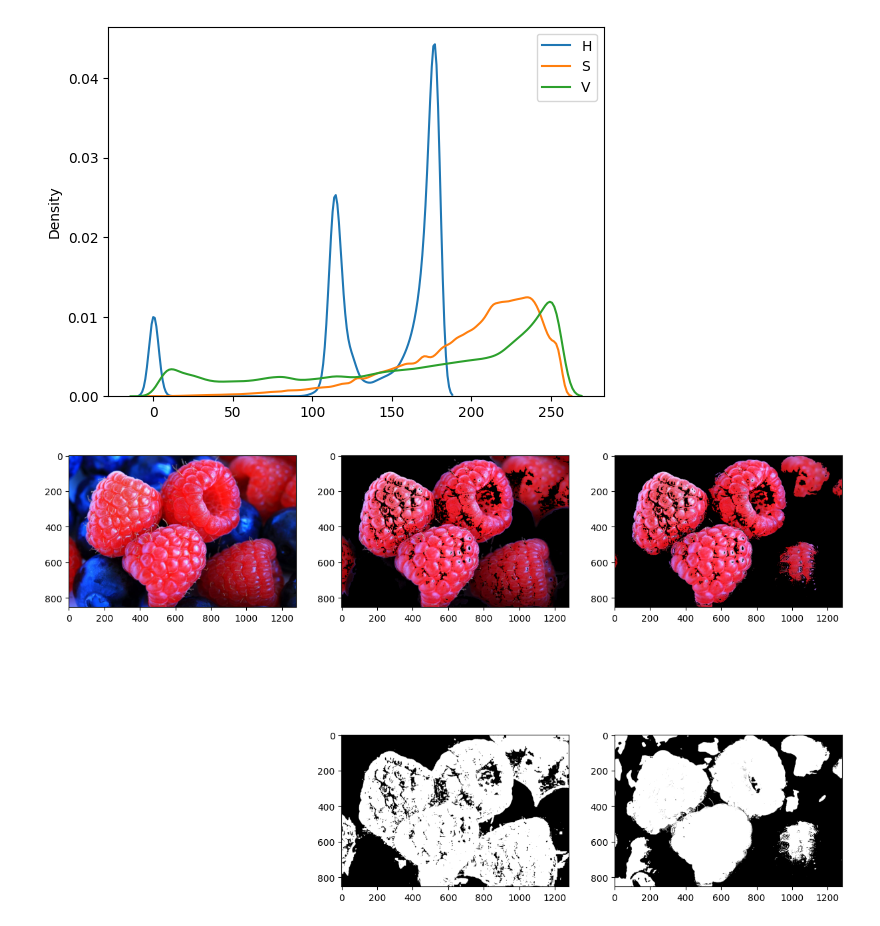
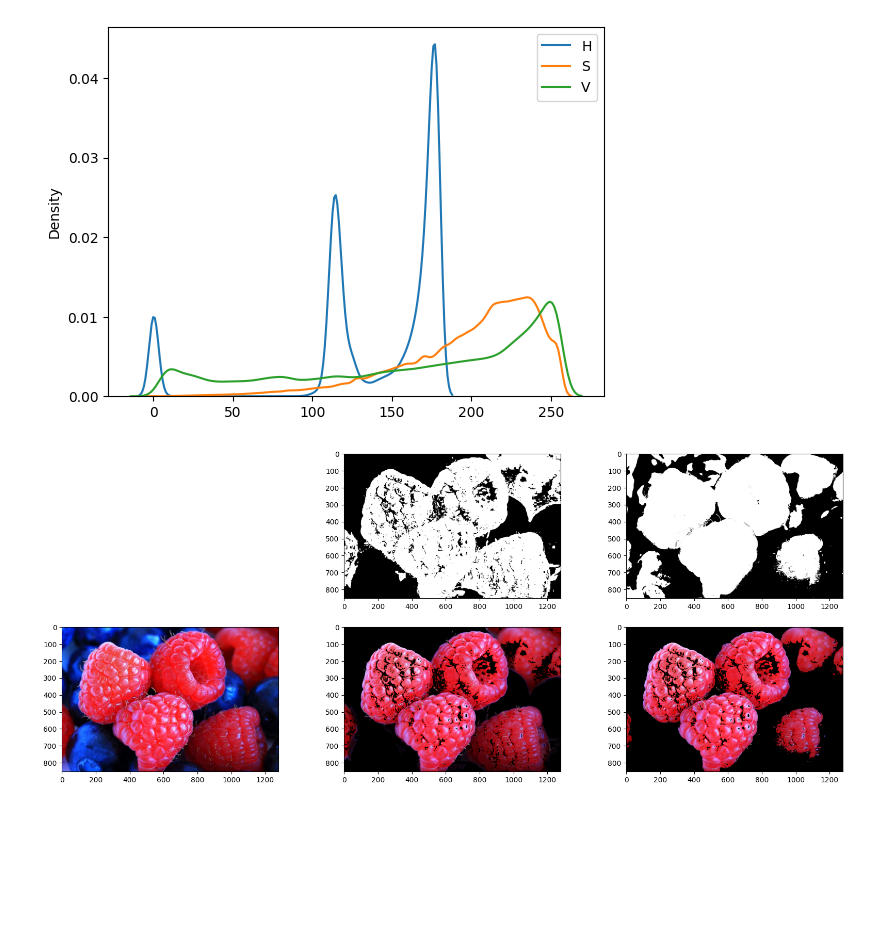
Before and after one commit to Gusarovv/lab_img_processing, a Jupyter notebook: 5/lab5.ipynb, the cells around one changed output. Cells and saved outputs as stored; diff of their text form; code cells hidden in the pictures; blank space fills up the shorter version.

```diff
--- a/5/lab5.ipynb
+++ b/5/lab5.ipynb
@@ -30,22 +30,23 @@ plt.legend(labels=['H', 'S', 'V'])
 <matplotlib.legend.Legend at 0x...>
 [figure]
 # %%
-mask_h = cv.inRange(image_hsv[...,0], 130, 240)
-mask_v = cv.inRange(image_hsv[...,2], 185, 255)
-result_h = cv.bitwise_and(image_rgb, image_rgb, mask=mask_h)
-result_v = cv.bitwise_and(result_h, result_h, mask=mask_v)
+mask_h = cv.inRange(image_hsv[...,0], 130, 255)
+mask_v = cv.inRange(image_hsv[...,2], 160, 255)
+image_after_mask_h = cv.bitwise_and(image_rgb, image_rgb, mask=mask_h)
+image_after_mask_v = cv.bitwise_and(image_after_mask_h, image_after_mask_h, mask=mask_v)
+result_img = image_after_mask_v
 
-plt.figure(figsize=(15,20))
-plt.subplot(2, 3, 1)
+plt.figure(figsize=(20,8))
+plt.subplot(2, 3, 2)
+plt.imshow(mask_h, cmap="gray")
+plt.subplot(2, 3, 3)
+plt.imshow(mask_v, cmap="gray")
+plt.subplot(2, 3, 4)
 plt.imshow(image_rgb)
-plt.subplot(1, 3, 2)
-plt.imshow(mask_h, cmap="gray")
-plt.subplot(1, 3, 3)
-plt.imshow(mask_v, cmap="gray")
-plt.subplot(2, 3, 2)
-plt.imshow(result_h)
-plt.subplot(2, 3, 3)
-plt.imshow(result_v)
+plt.subplot(2, 3, 5)
+plt.imshow(image_after_mask_h)
+plt.subplot(2, 3, 6)
+plt.imshow(image_after_mask_v)
 plt.show()
 # %% [output]
-[figure, old version]
+[figure, new version]
```
Also changed, not shown: parts of 6 cells of this notebook.
